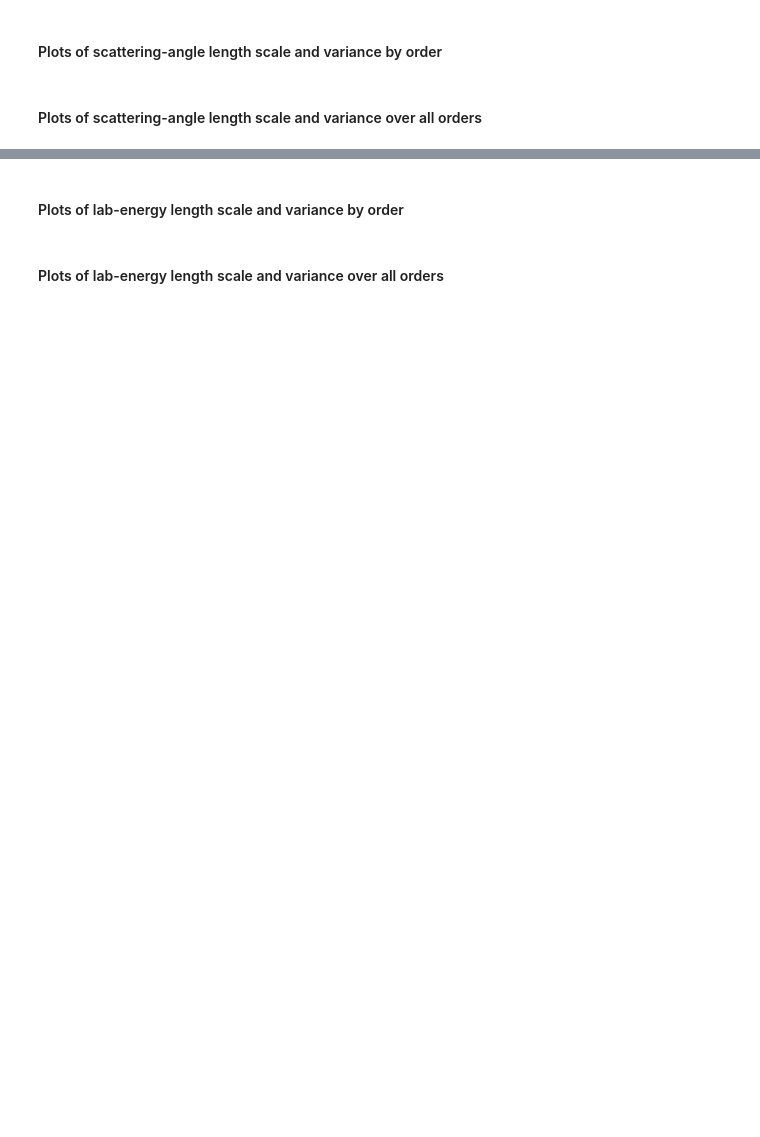
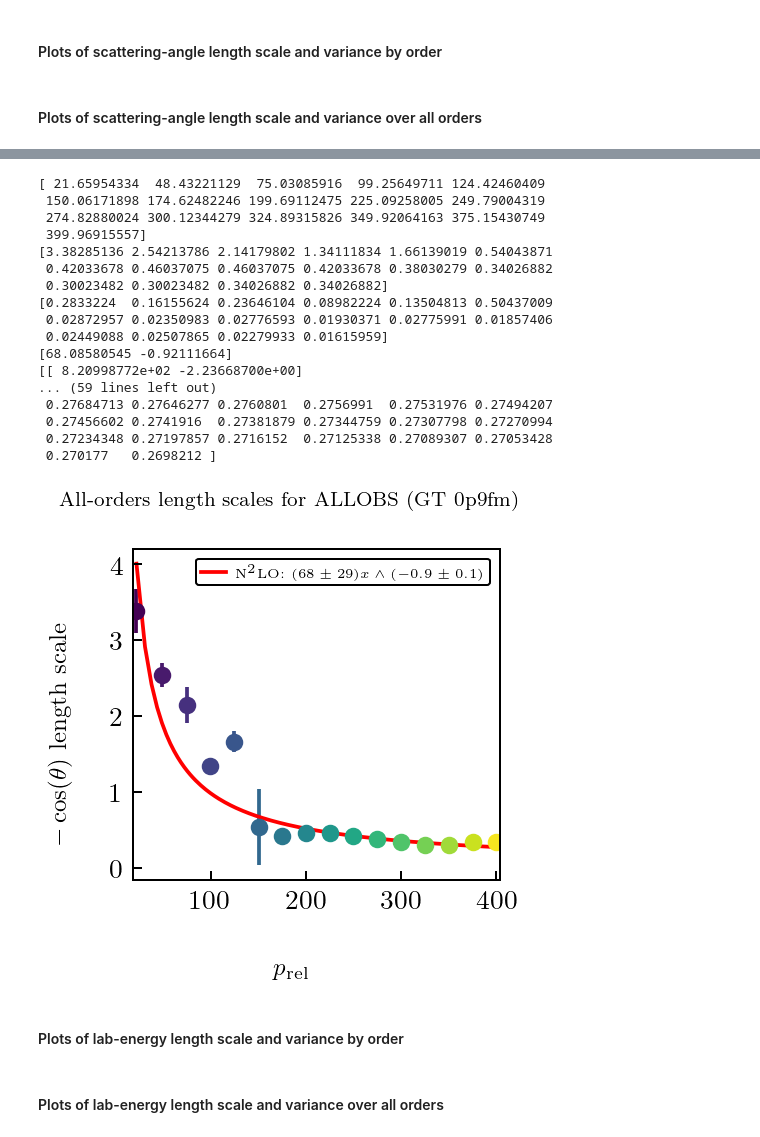
Before and after one commit to buqeye/modern_nn_potentials, a Jupyter notebook: notebooks/paper_figures_2.ipynb, the cells around one changed output, grey strips where cells are left out. Drawn from its saved outputs; the diff is of its cells as text; code cells hidden in the pictures; blank space fills up the shorter version.

```diff
--- a/notebooks/paper_figures_2.ipynb
+++ b/notebooks/paper_figures_2.ipynb
@@ -1363,12 +1406,13 @@ def exponent(x, a, b):
 
 for ss_idx in range(len(ScaleSchemeQ_list)):
     # create figure with n_orders subplots
-    fig_tlab_ls_all, axs_tlab_ls_all = plt.subplots(1, 1, sharex = True, sharey=True, figsize=(6, 6))
-    fig_tlab_ls_all.supxlabel(t_lab_label, size = 20)
-    fig_tlab_ls_all.supylabel(degrees_label, size = 20)
-    fig_tlab_ls_all.suptitle('All-orders length scales for observable ' + "ALL2DOBS" \
+    fig_tlab_ls_all, axs_tlab_ls_all = plt.subplots(1, 1, sharex = True, sharey=True,
+                                                    figsize=(2.8, 2.8))
+    fig_tlab_ls_all.supxlabel(t_lab_label, size = 10)
+    fig_tlab_ls_all.supylabel(degrees_label + ' length scale', size = 10)
+    fig_tlab_ls_all.suptitle('All-orders length scales for ' + obs_name_grouped_list[0] \
                 + " (" + ScaleScheme.potential_string +  " " + ScaleScheme.cutoff_string + ")"\
-                , size = 20)
+                , size = 8)
     # axs_tlab_ls_all.semilogx()
     # axs_tlab_ls_all.semilogy()
 
@@ -1402,34 +1446,53 @@ for ss_idx in range(len(ScaleSchemeQ_list)):
         axs_tlab_ls_all.plot(t_lab_input,
                     power(t_lab_input, popt[0], popt[1]),
                     color = "red",
                    label = orders_labels_dict[len(ScaleSchemeQ_list[ss_idx].orders_full) - orders_ell + o_idx + 1] +
 #                     rf": $\Lambda_{{b}} = {popt[0]:3.0f}\,\mathrm{{MeV}}, m_{{\mathrm{{eff}}}} = {popt[1]:3.0f}\,\mathrm{{MeV}}$",
                     rf": $({popt[0]:2.0f} \pm {np.sqrt(pcov[0, 0]):2.0f}) x \wedge ({popt[1]:1.1f} \pm {np.sqrt(pcov[1, 1]):1.1f})$",
                     zorder = o_idx)
         # prints the best fit values
         print(orders_names_dict[len(ScaleSchemeQ_list[ss_idx].orders_full) - orders_ell + o_idx + 1] + ": magnitude = " + str(popt[0]) + " +/- " + str(np.sqrt(pcov[0, 0])))
         print(orders_names_dict[len(ScaleSchemeQ_list[ss_idx].orders_full) - orders_ell + o_idx + 1] + ": power = " + str(popt[1]) + " +/- " + str(np.sqrt(pcov[1, 1])) + "\n")
 
 #         for t in t_lab_subset:
 #             axs_tlab_ls_all.errorbar(t,
 #                         axs_tlab_ls_all_array[np.isin(t_lab_subset, t)] / power(t_lab_input, popt[0], popt[1])[np.isin(t_lab_input, t)],
 #                         yerr = axs_tlab_ls_all_stddev_array[np.isin(t_lab_subset, t)],
 #                         c = mpl.cm.ScalarMappable(norm=norm_tlab, cmap=cmap_tlab).to_rgba(t),
 #                         fmt = 'o',
 #                        zorder = o_idx)
 
     # fig_fit.suptitle("MAP $Q$ values and lines of fit", fontsize = 20)
-    axs_tlab_ls_all.set_xlabel("$p_{\mathrm{rel}}$ [MeV]", fontsize = 16)
+#     axs_tlab_ls_all.set_xlabel("$p_{\mathrm{rel}}$ [MeV]", fontsize = 16)
     axs_tlab_ls_all.set_xlim(left = np.min(t_lab_subset) - 0.01 * (np.max(t_lab_subset) - np.min(t_lab_subset)),
                          right = np.max(t_lab_subset) + 0.01 * (np.max(t_lab_subset) - np.min(t_lab_subset)))
-    axs_tlab_ls_all.set_ylabel(r"$\ell_{\theta}$", fontsize = 16)
-    axs_tlab_ls_all.legend(fontsize = 16, loc = 'upper right')
+#     axs_tlab_ls_all.set_ylabel(r"$\ell_{\theta}$", fontsize = 16)
+    axs_tlab_ls_all.legend(fontsize = 5, loc = 'upper right')
     plt.xticks(fontsize=11)
     plt.yticks(fontsize=11)
     fig_tlab_ls_all.tight_layout()
 
     fig_tlab_ls_all.savefig('figures2/' + 'ls' + '_' + 'tlab_slices' + '_' + 'allorders' + '_' +
                     ScaleScheme.potential_string + ScaleScheme.cutoff_string + '_' +
-                    "ALL2DOBS" + '_Q' + Q_type + '_' + p_type + '_' + t_lab_name + '_' +
+                    obs_name_grouped_list[0] + '_Q' + Q_type + '_' + p_type + '_' + t_lab_name + '_' +
                     degrees_name)
 print(power(t_lab_input, popt[0], popt[1]))
+# %% [output]
+[ 21.65954334  48.43221129  75.03085916  99.25649711 124.42460409
+ 150.06171898 174.62482246 199.69112475 225.09258005 249.79004319
+ 274.82880024 300.12344279 324.89315826 349.92064163 375.15430749
+ 399.96915557]
+[3.38285136 2.54213786 2.14179802 1.34111834 1.66139019 0.54043871
+ 0.42033678 0.46037075 0.46037075 0.42033678 0.38030279 0.34026882
+ 0.30023482 0.30023482 0.34026882 0.34026882]
+[0.2833224  0.16155624 0.23646104 0.08982224 0.13504813 0.50437009
+ 0.02872957 0.02350983 0.02776593 0.01930371 0.02775991 0.01857406
+ 0.02449088 0.02507865 0.02279933 0.01615959]
+[68.08580545 -0.92111664]
+[[ 8.20998772e+02 -2.23668700e+00]
+... (59 lines left out)
+ 0.27684713 0.27646277 0.2760801  0.2756991  0.27531976 0.27494207
+ 0.27456602 0.2741916  0.27381879 0.27344759 0.27307798 0.27270994
+ 0.27234348 0.27197857 0.2716152  0.27125338 0.27089307 0.27053428
+ 0.270177   0.2698212 ]
+[figure, added]
```
Also changed, not shown: parts of 21 cells of this notebook, 33 other files.
